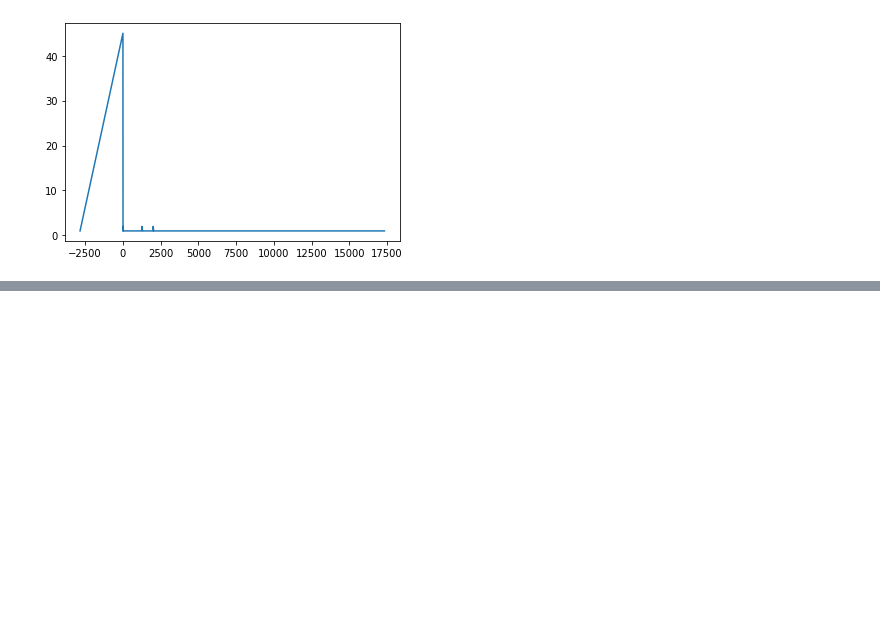
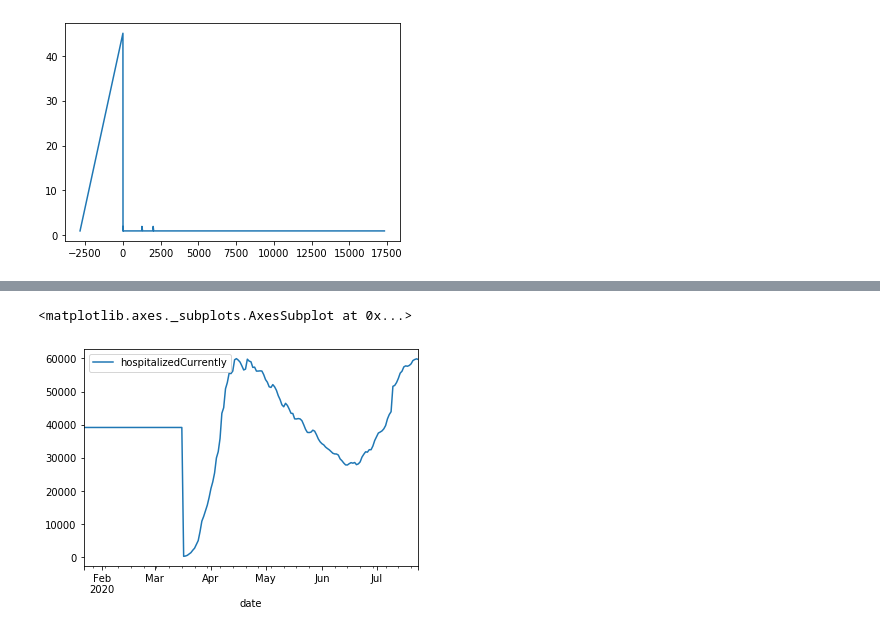
Before and after one commit to anu0012/COVID_Prediction, a Jupyter notebook: Correlation.ipynb, the cells around one changed output, grey strips where cells are left out. Saved outputs shown, nothing was run; the diff lists cells and outputs as text; code cells hidden in the pictures; blank space fills up the shorter version.

```diff
--- a/Correlation.ipynb
+++ b/Correlation.ipynb
@@ -151,0 +211,9 @@ daily_data['hospitalizedIncrease'].value_counts().sort_index().plot.line()
+# %%
+copyh=daily_data.copy()
+copyh.drop(copyh.columns[[1,2,3,4,6,7,8,9,10,11,12,13,14,15,16,17,18,19,20,21,22,23,24]], axis = 1, inplace = True)
+copyh.set_index('date', inplace=True)
+copyh.index = pd.to_datetime(copyh.index)
+copyh.plot()
+# %% [output]
+<matplotlib.axes._subplots.AxesSubplot at 0x...>
+[figure, added]
```
Also changed, not shown: parts of 13 cells of this notebook.
